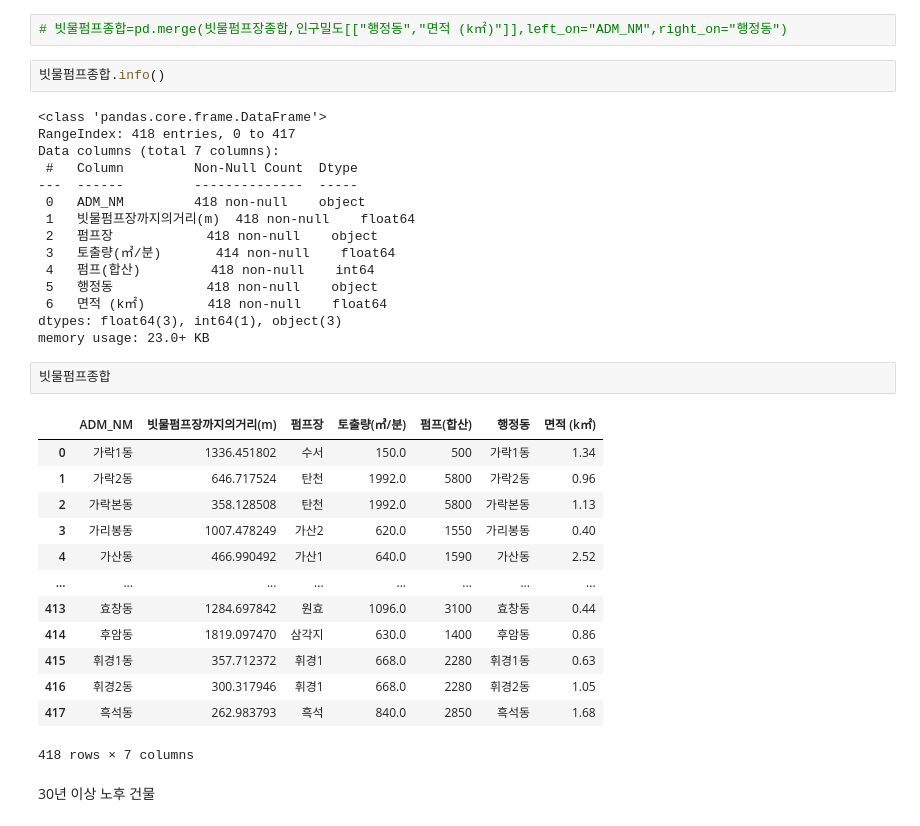
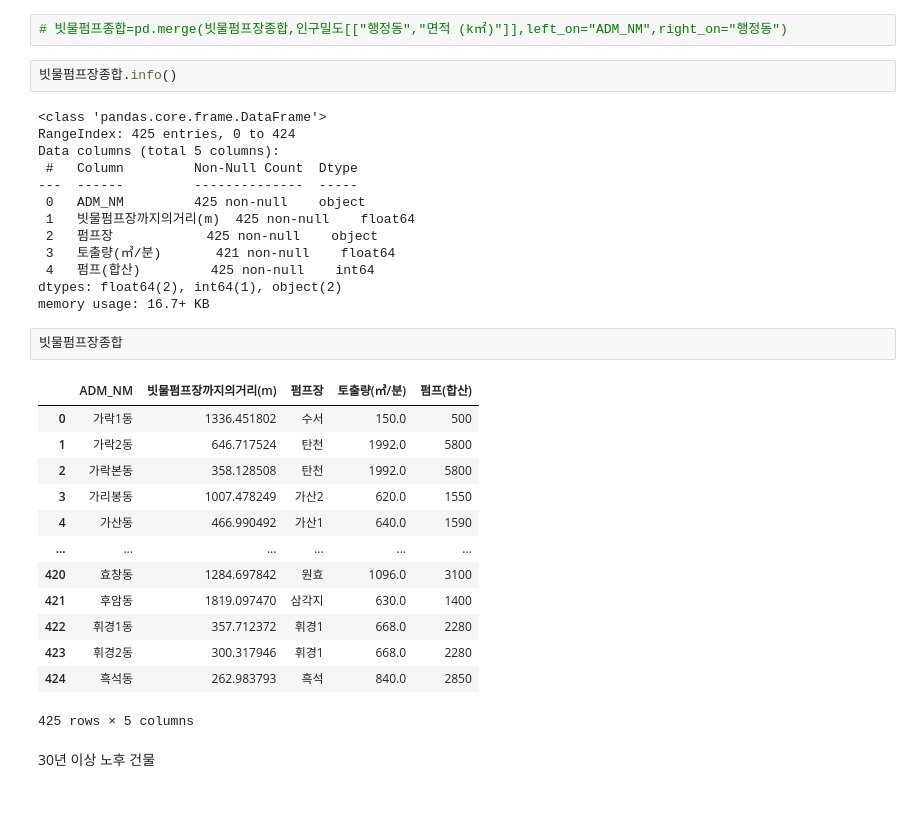
Before and after one commit to Apple03244/Total_Projects, a Jupyter notebook: Team_Projects/005_서울시빅데이터/정훈노트/info_gain(면적당시우량)_데이터추가.ipynb, the cells around one changed output. Drawn from its saved outputs; the diff is of its cells as text.

```diff
--- a/Team_Projects/005_서울시빅데이터/정훈노트/info_gain(면적당시우량)_데이터추가.ipynb
+++ b/Team_Projects/005_서울시빅데이터/정훈노트/info_gain(면적당시우량)_데이터추가.ipynb
@@ -273,38 +273,36 @@ for col in ["맨홀수","토실토구수","측구(km)","우수관거(km)"]:
 # %%
 # 빗물펌프종합=pd.merge(빗물펌프장종합,인구밀도[["행정동","면적 (k㎡)"]],left_on="ADM_NM",right_on="행정동")
 # %%
-빗물펌프종합.info()
+빗물펌프장종합.info()
 # %% [output]
 <class 'pandas.core.frame.DataFrame'>
-RangeIndex: 418 entries, 0 to 417
-Data columns (total 7 columns):
+RangeIndex: 425 entries, 0 to 424
+Data columns (total 5 columns):
  #   Column         Non-Null Count  Dtype
 ---  ------         --------------  -----
- 0   ADM_NM         418 non-null    object
- 1   빗물펌프장까지의거리(m)  418 non-null    float64
- 2   펌프장            418 non-null    object
- 3   토출량(㎥/분)       414 non-null    float64
- 4   펌프(합산)         418 non-null    int64
- 5   행정동            418 non-null    object
- 6   면적 (k㎡)        418 non-null    float64
-dtypes: float64(3), int64(1), object(3)
-memory usage: 23.0+ KB
+ 0   ADM_NM         425 non-null    object
+ 1   빗물펌프장까지의거리(m)  425 non-null    float64
+ 2   펌프장            425 non-null    object
+ 3   토출량(㎥/분)       421 non-null    float64
+ 4   펌프(합산)         425 non-null    int64
+dtypes: float64(2), int64(1), object(2)
+memory usage: 16.7+ KB
-# %%
-빗물펌프종합
-# %% [output]
-|  | ADM_NM | 빗물펌프장까지의거리(m) | 펌프장 | 토출량(㎥/분) | 펌프(합산) | 행정동 | 면적 (k㎡) |
-| 0 | 가락1동 | 1336.451802 | 수서 | 150.0 | 500 | 가락1동 | 1.34 |
-| 1 | 가락2동 | 646.717524 | 탄천 | 1992.0 | 5800 | 가락2동 | 0.96 |
-| 2 | 가락본동 | 358.128508 | 탄천 | 1992.0 | 5800 | 가락본동 | 1.13 |
-| 3 | 가리봉동 | 1007.478249 | 가산2 | 620.0 | 1550 | 가리봉동 | 0.40 |
-| 4 | 가산동 | 466.990492 | 가산1 | 640.0 | 1590 | 가산동 | 2.52 |
-| ... | ... | ... | ... | ... | ... | ... | ... |
-| 413 | 효창동 | 1284.697842 | 원효 | 1096.0 | 3100 | 효창동 | 0.44 |
-| 414 | 후암동 | 1819.097470 | 삼각지 | 630.0 | 1400 | 후암동 | 0.86 |
-| 415 | 휘경1동 | 357.712372 | 휘경1 | 668.0 | 2280 | 휘경1동 | 0.63 |
-| 416 | 휘경2동 | 300.317946 | 휘경1 | 668.0 | 2280 | 휘경2동 | 1.05 |
-| 417 | 흑석동 | 262.983793 | 흑석 | 840.0 | 2850 | 흑석동 | 1.68 |
-418 rows × 7 columns
+# %%
+빗물펌프장종합
+# %% [output]
+|  | ADM_NM | 빗물펌프장까지의거리(m) | 펌프장 | 토출량(㎥/분) | 펌프(합산) |
+| 0 | 가락1동 | 1336.451802 | 수서 | 150.0 | 500 |
+| 1 | 가락2동 | 646.717524 | 탄천 | 1992.0 | 5800 |
+| 2 | 가락본동 | 358.128508 | 탄천 | 1992.0 | 5800 |
+| 3 | 가리봉동 | 1007.478249 | 가산2 | 620.0 | 1550 |
+| 4 | 가산동 | 466.990492 | 가산1 | 640.0 | 1590 |
+| ... | ... | ... | ... | ... | ... |
+| 420 | 효창동 | 1284.697842 | 원효 | 1096.0 | 3100 |
+| 421 | 후암동 | 1819.097470 | 삼각지 | 630.0 | 1400 |
+| 422 | 휘경1동 | 357.712372 | 휘경1 | 668.0 | 2280 |
+| 423 | 휘경2동 | 300.317946 | 휘경1 | 668.0 | 2280 |
+| 424 | 흑석동 | 262.983793 | 흑석 | 840.0 | 2850 |
+425 rows × 5 columns
 # %% [markdown]
 30년 이상 노후 건물
 # %%
```
Also changed, not shown: parts of 9 cells of this notebook, 16 other files.
